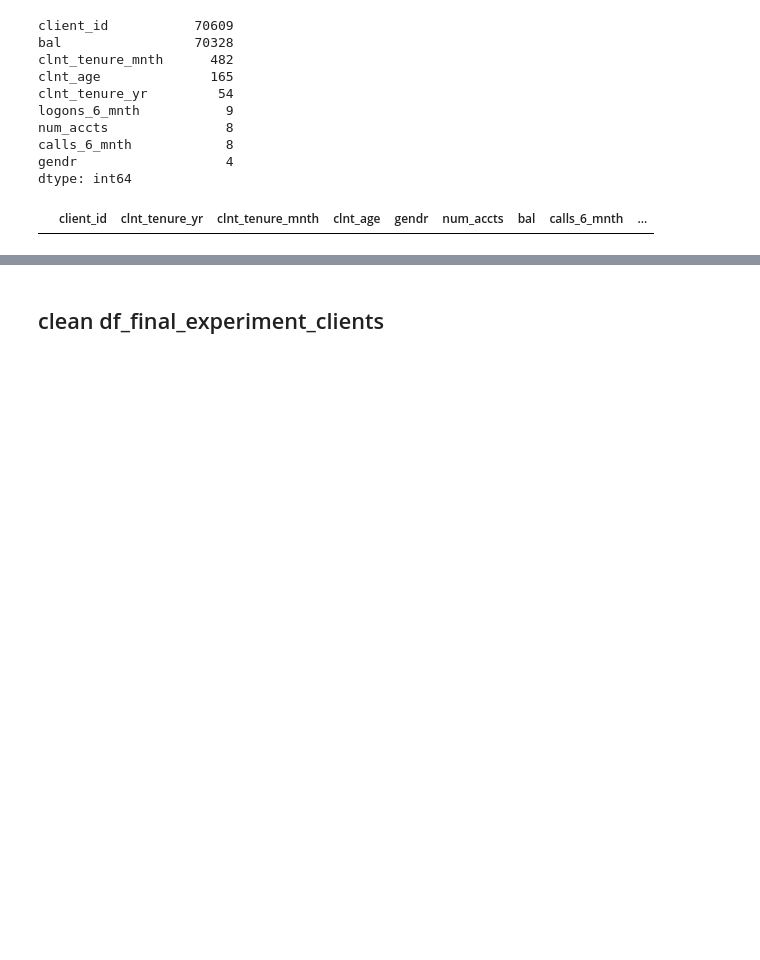
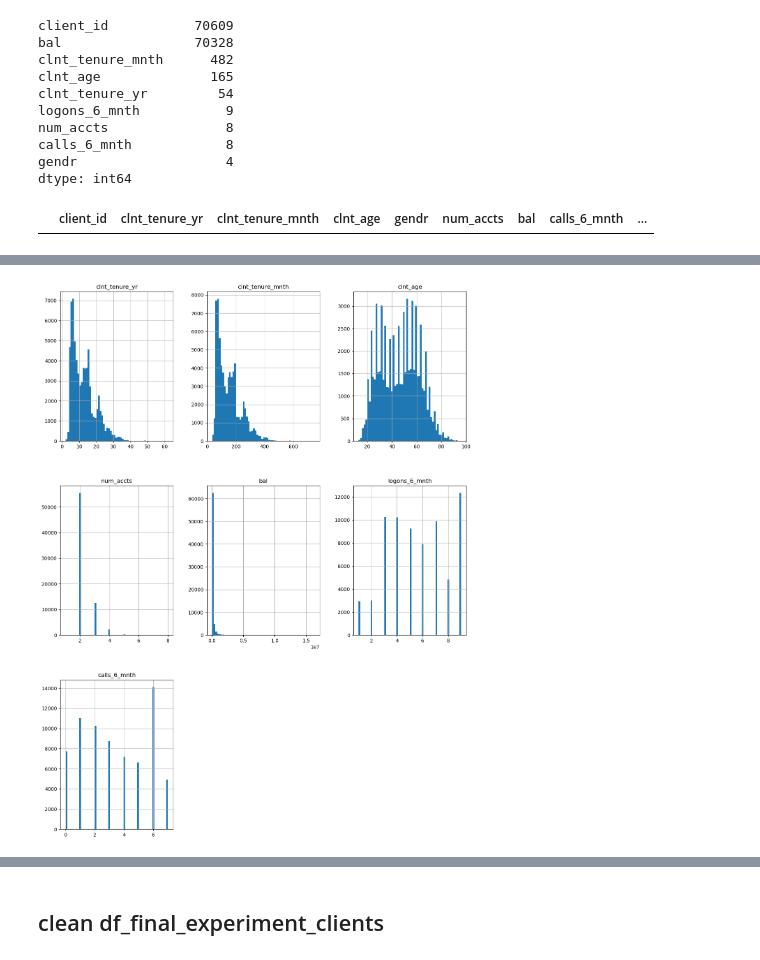
Before and after one commit to Osanchezr/Vanguard-AB-test, a Jupyter notebook: main_oscar.ipynb, the cells around one changed output, grey strips where cells are left out. Drawn from its saved outputs; the diff is of its cells as text; code cells hidden in the pictures; blank space fills up the shorter version.

```diff
--- a/main_oscar.ipynb
+++ b/main_oscar.ipynb
@@ -160,3 +102,9 @@ plt.show()
+# %%
+df_final_demo_numeric = df_final_demo[["clnt_tenure_yr","clnt_tenure_mnth","clnt_age","num_accts","bal","logons_6_mnth","calls_6_mnth"]]
+df_final_demo_numeric.hist(figsize=(15, 20), bins=60, xlabelsize=10, ylabelsize=10)
+plt.show()
+# %% [output]
+[figure, added]
 # %%
 sns.countplot(data=df_final_demo, x='gendr', palette="Set3", legend=False)
 plt.show()
```
Also changed, not shown: parts of 21 cells of this notebook, 4 other files.
